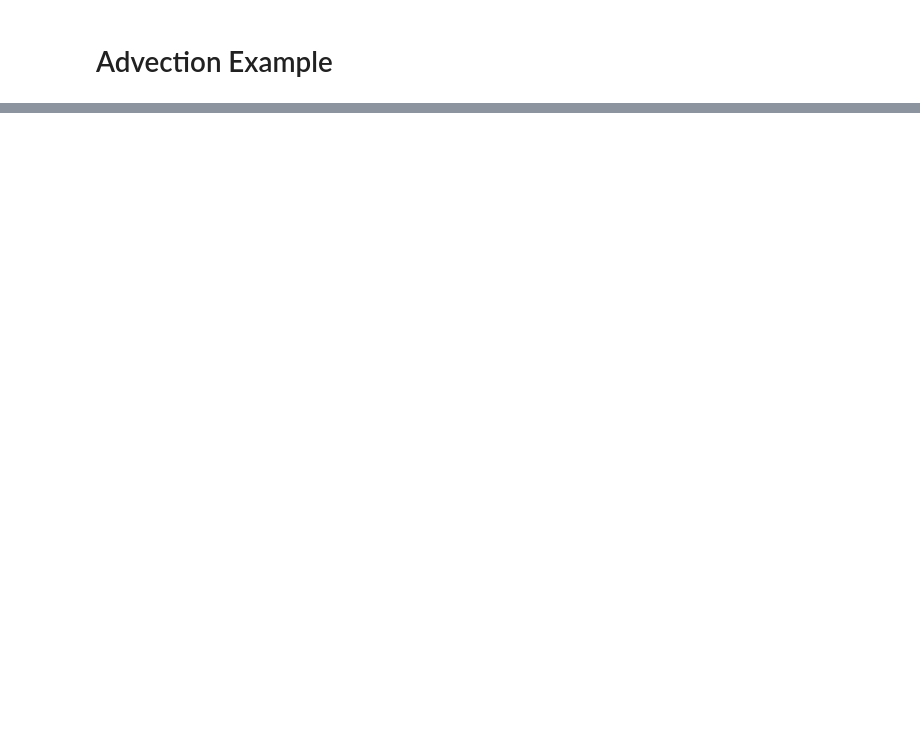
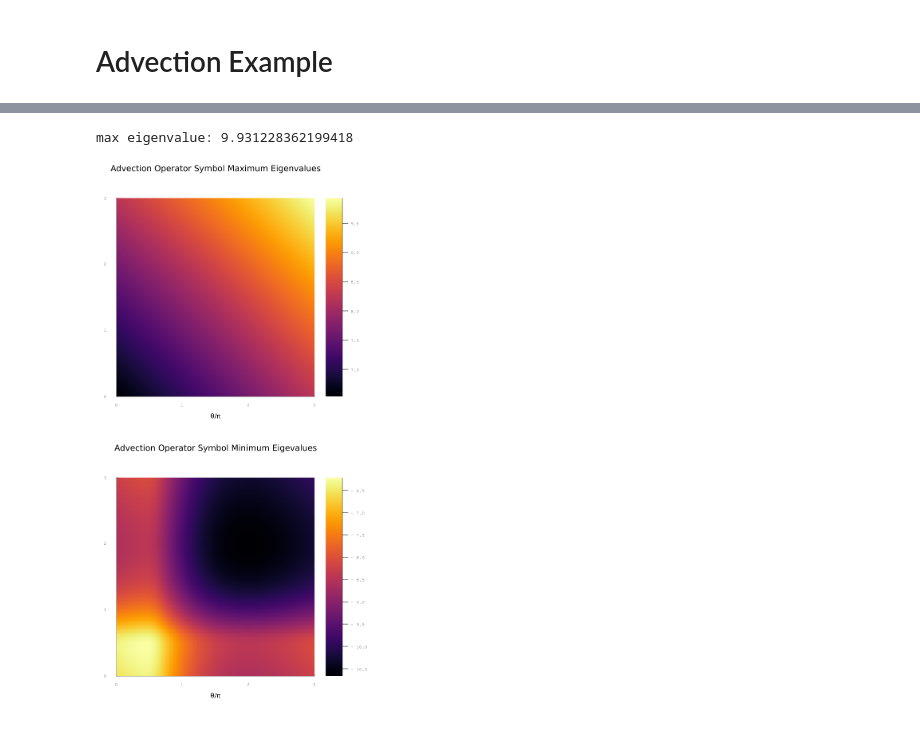
Before and after one commit to jeremylt/LFAToolkit.jl, a Jupyter notebook: examples/jupyter/demo010_advection.ipynb, the cells around one changed output, grey strips where cells are left out. Saved outputs shown, nothing was run; the diff lists cells and outputs as text; code cells hidden in the pictures; blank space fills up the shorter version.

Commit message:
fix imaginary eigenvalues for 2D advection

```diff
--- a/examples/jupyter/demo010_advection.ipynb
+++ b/examples/jupyter/demo010_advection.ipynb
@@ -71,9 +101,10 @@ elseif dimension == 2
     # compute
 
 
-    (_, eigenvalues, _) = computesymbolsoverrange(advection, numbersteps, mass=mass)
-    maxeigenvalues = reshape(maximum(real(eigenvalues); dims=2), (numbersteps, numbersteps))
-    mineigenvalues = reshape(minimum(real(eigenvalues); dims=2), (numbersteps, numbersteps))
+    (_, eigenvalues, _) = computesymbolsoverrange(advection, numbersteps, mass=mass, θ_min = 0., θ_band = 1π)
+    # Flip the sign because the weak form is the negative advection operator
+    maxeigenvalues = reshape(maximum((-imag(eigenvalues)); dims=2), (numbersteps, numbersteps))
+    mineigenvalues = reshape(minimum((-imag(eigenvalues)); dims=2), (numbersteps, numbersteps))
 
     # plot
     println("max eigenvalue: ", maximum(maxeigenvalues))
@@ -81,30 +112,33 @@ elseif dimension == 2
     plot1 = heatmap(
         xrange,
         xlabel="θ/π",
         xtickfont=font(12, "Courier"),
         xrange,
         ylabel="θ/π",
         maxeigenvalues,
         ytickfont=font(12, "Courier"),
         title="Advection Operator Symbol Maximum Eigenvalues",
         transpose=true,
         aspect_ratio=:equal
     )
     xlims!(θ_min/π, θ_max/π)
     ylims!(θ_min/π, θ_max/π)
     plot2 = heatmap(
         xrange,
         xlabel="θ/π",
         xtickfont=font(12, "Courier"),
         xrange,
         ylabel="θ/π",
         mineigenvalues,
         ytickfont=font(12, "Courier"),
         title="Advection Operator Symbol Minimum Eigevalues",
         transpose=true,
         aspect_ratio=:equal
     )
     xlims!(θ_min/π, θ_max/π)
     ylims!(θ_min/π, θ_max/π)
     plot!(plot1, plot2, layout = (2, 1), size = (700, 1400))
 end
+# %% [output]
+max eigenvalue: 9.931228362199418
+[figure, added]
```
Also changed, not shown: parts of 2 cells of this notebook.
